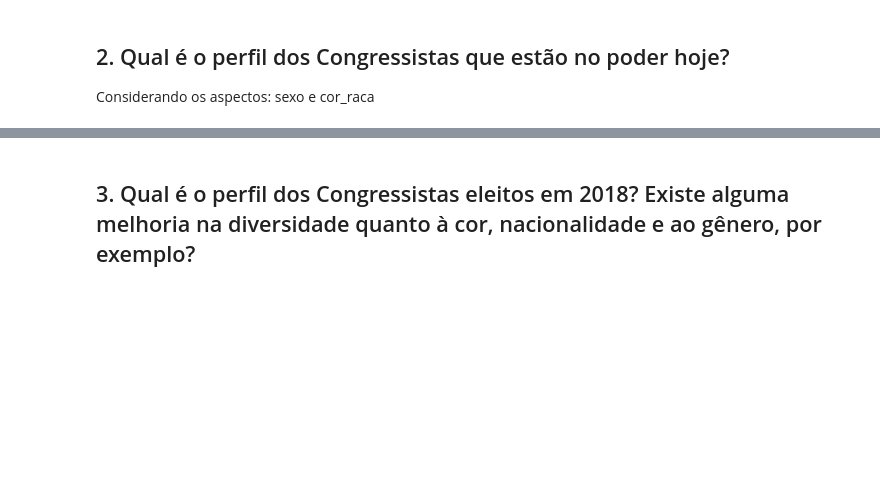
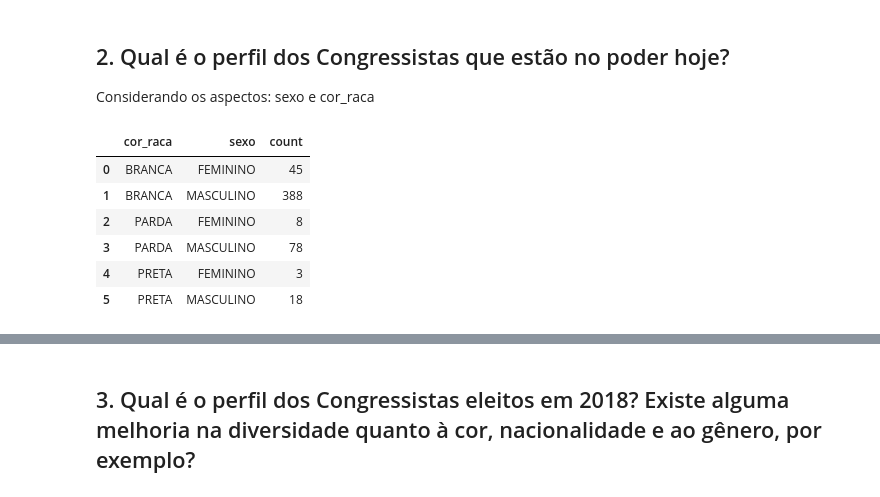
Before and after one commit to pyladiespb-org/minicurso-analise-descritiva-dados-abertos, a Jupyter notebook: CongressistasEDA.ipynb, the cells around one changed output, grey strips where cells are left out. Drawn from its saved outputs; the diff is of its cells as text; code cells hidden in the pictures; blank space fills up the shorter version.

```diff
--- a/CongressistasEDA.ipynb
+++ b/CongressistasEDA.ipynb
@@ -156,4 +173,26 @@ Taxa de renovação: 0.46
 ## 2. Qual é o perfil dos Congressistas que estão no poder hoje?
 
 Considerando os aspectos: sexo e cor_raca
+# %%
+%matplotlib inline
+
+import matplotlib.pyplot as plt
+import matplotlib.colors as colors
+import matplotlib.cm as cmx
+plt.style.use('fivethirtyeight')
+
+plt.rcdefaults()
+
+congressistas_2014 = data.loc[data['ano'] == 2014]
+perfil_congressistas_2014 = congressistas_2014.groupby(['cor_raca', 'sexo']).size().reset_index(name='count')
+
+perfil_congressistas_2014
+# %% [output]
+|  | cor_raca | sexo | count |
+| 0 | BRANCA | FEMININO | 45 |
+| 1 | BRANCA | MASCULINO | 388 |
+| 2 | PARDA | FEMININO | 8 |
+| 3 | PARDA | MASCULINO | 78 |
+| 4 | PRETA | FEMININO | 3 |
+| 5 | PRETA | MASCULINO | 18 |
 # %%
```
Also changed, not shown: parts of 19 cells of this notebook.
